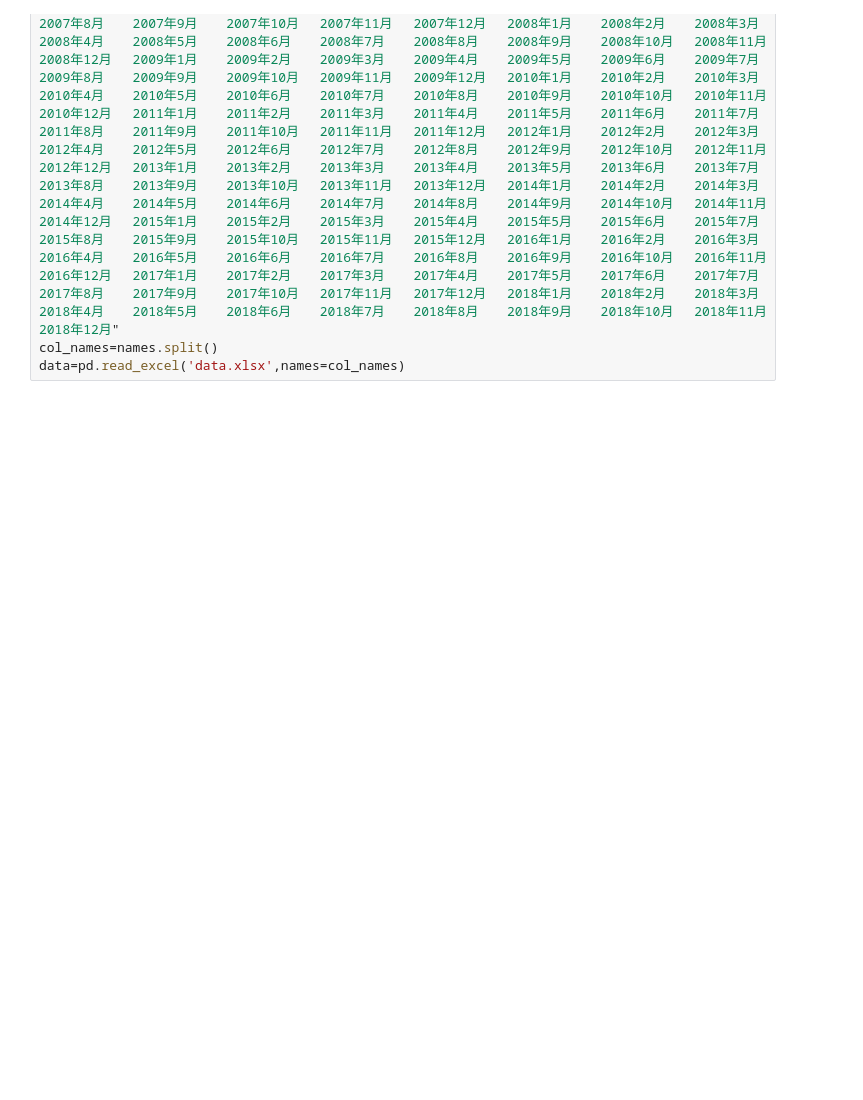
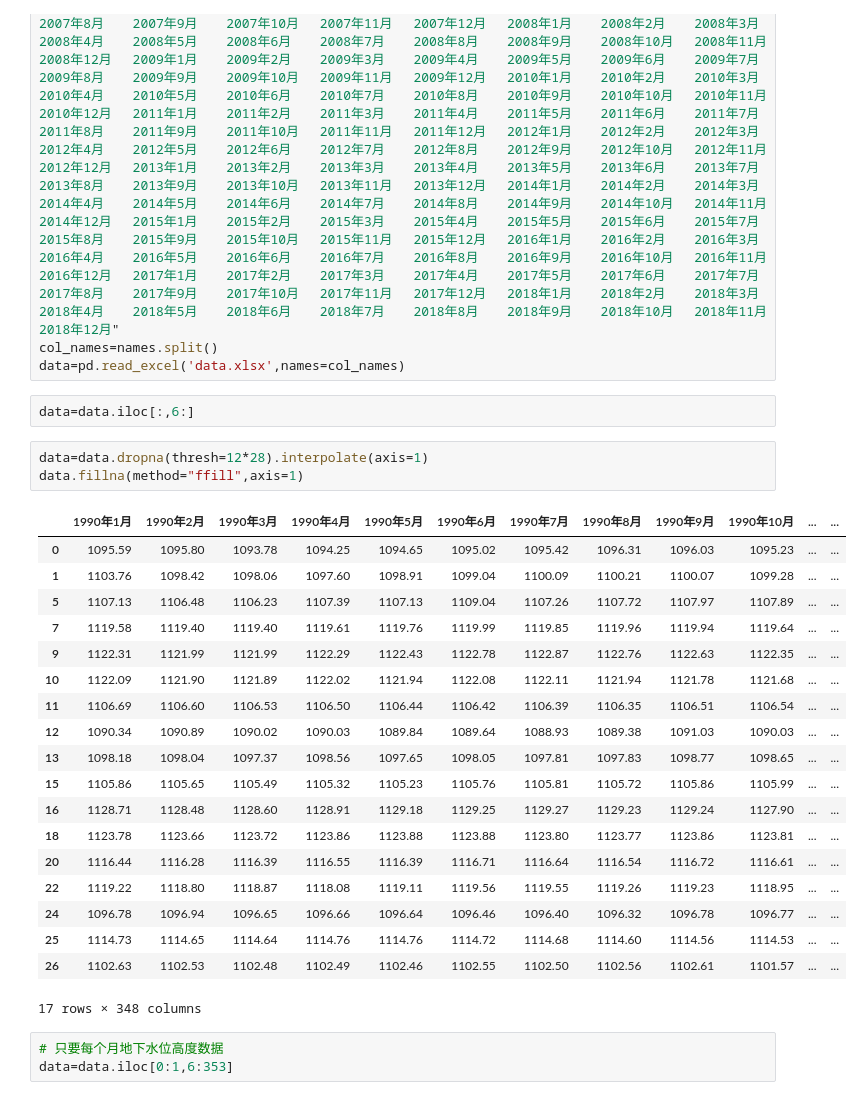
Before and after one commit to gaohongkui/DataMingZhang, a Jupyter notebook: demo.ipynb, the cells around one changed output. Drawn from its saved outputs; the diff is of its cells as text; blank space fills up the shorter version.

```diff
--- a/demo.ipynb
+++ b/demo.ipynb
@@ -5,5 +11,33 @@ names="统一编号	X	Y	地面高程	井口高程	地下水类型	1990年1月	19
 col_names=names.split()
 data=pd.read_excel('data.xlsx',names=col_names)
+# %%
+data=data.iloc[:,6:]
+# %%
+data=data.dropna(thresh=12*28).interpolate(axis=1)
+data.fillna(method="ffill",axis=1)
+# %% [output]
+|  | 1990年1月 | 1990年2月 | 1990年3月 | 1990年4月 | 1990年5月 | 1990年6月 | 1990年7月 | 1990年8月 | 1990年9月 | 1990年10月 | ... | ... |
+| 0 | 1095.59 | 1095.80 | 1093.78 | 1094.25 | 1094.65 | 1095.02 | 1095.42 | 1096.31 | 1096.03 | 1095.23 | ... | ... |
+| 1 | 1103.76 | 1098.42 | 1098.06 | 1097.60 | 1098.91 | 1099.04 | 1100.09 | 1100.21 | 1100.07 | 1099.28 | ... | ... |
+| 5 | 1107.13 | 1106.48 | 1106.23 | 1107.39 | 1107.13 | 1109.04 | 1107.26 | 1107.72 | 1107.97 | 1107.89 | ... | ... |
+| 7 | 1119.58 | 1119.40 | 1119.40 | 1119.61 | 1119.76 | 1119.99 | 1119.85 | 1119.96 | 1119.94 | 1119.64 | ... | ... |
+| 9 | 1122.31 | 1121.99 | 1121.99 | 1122.29 | 1122.43 | 1122.78 | 1122.87 | 1122.76 | 1122.63 | 1122.35 | ... | ... |
+| 10 | 1122.09 | 1121.90 | 1121.89 | 1122.02 | 1121.94 | 1122.08 | 1122.11 | 1121.94 | 1121.78 | 1121.68 | ... | ... |
+| 11 | 1106.69 | 1106.60 | 1106.53 | 1106.50 | 1106.44 | 1106.42 | 1106.39 | 1106.35 | 1106.51 | 1106.54 | ... | ... |
+| 12 | 1090.34 | 1090.89 | 1090.02 | 1090.03 | 1089.84 | 1089.64 | 1088.93 | 1089.38 | 1091.03 | 1090.03 | ... | ... |
+| 13 | 1098.18 | 1098.04 | 1097.37 | 1098.56 | 1097.65 | 1098.05 | 1097.81 | 1097.83 | 1098.77 | 1098.65 | ... | ... |
+| 15 | 1105.86 | 1105.65 | 1105.49 | 1105.32 | 1105.23 | 1105.76 | 1105.81 | 1105.72 | 1105.86 | 1105.99 | ... | ... |
+| 16 | 1128.71 | 1128.48 | 1128.60 | 1128.91 | 1129.18 | 1129.25 | 1129.27 | 1129.23 | 1129.24 | 1127.90 | ... | ... |
+| 18 | 1123.78 | 1123.66 | 1123.72 | 1123.86 | 1123.88 | 1123.88 | 1123.80 | 1123.77 | 1123.86 | 1123.81 | ... | ... |
+| 20 | 1116.44 | 1116.28 | 1116.39 | 1116.55 | 1116.39 | 1116.71 | 1116.64 | 1116.54 | 1116.72 | 1116.61 | ... | ... |
+| 22 | 1119.22 | 1118.80 | 1118.87 | 1118.08 | 1119.11 | 1119.56 | 1119.55 | 1119.26 | 1119.23 | 1118.95 | ... | ... |
+| 24 | 1096.78 | 1096.94 | 1096.65 | 1096.66 | 1096.64 | 1096.46 | 1096.40 | 1096.32 | 1096.78 | 1096.77 | ... | ... |
+| 25 | 1114.73 | 1114.65 | 1114.64 | 1114.76 | 1114.76 | 1114.72 | 1114.68 | 1114.60 | 1114.56 | 1114.53 | ... | ... |
+| 26 | 1102.63 | 1102.53 | 1102.48 | 1102.49 | 1102.46 | 1102.55 | 1102.50 | 1102.56 | 1102.61 | 1101.57 | ... | ... |
+17 rows × 348 columns
+# %%
+# 只要每个月地下水位高度数据
+data=data.iloc[0:1,6:353]
 # %%
 data.head()
 # %% [output]
```
Also changed, not shown: parts of 26 cells of this notebook, 5 other files.
